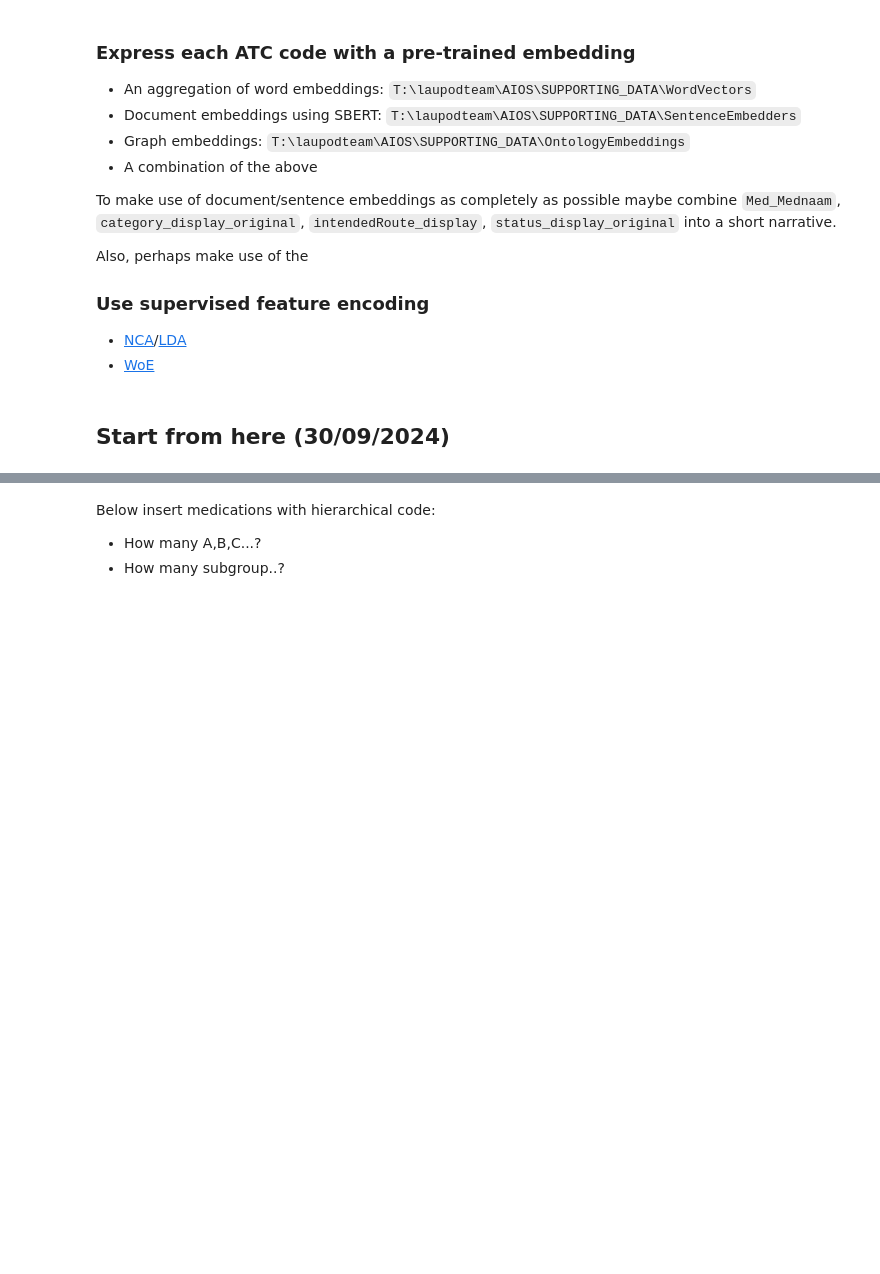
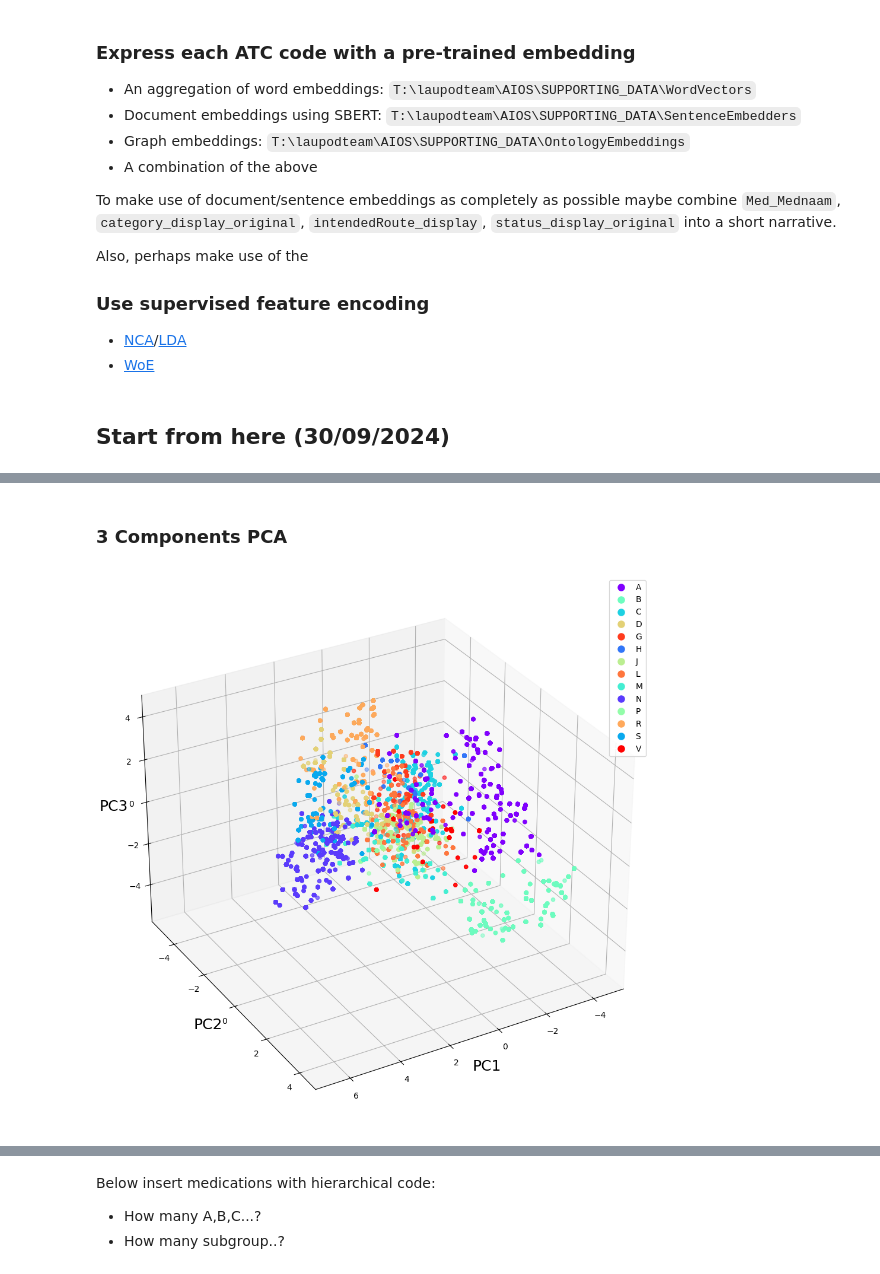
Before and after one commit to UPOD-datascience/ODIN, a Jupyter notebook: sandboxes/04_medications/medicatie_David.ipynb, the cells around one changed output, grey strips where cells are left out. Saved outputs shown, nothing was run; the diff lists cells and outputs as text; code cells hidden in the pictures; blank space fills up the shorter version.

```diff
--- a/sandboxes/04_medications/medicatie_David.ipynb
+++ b/sandboxes/04_medications/medicatie_David.ipynb
@@ -194,0 +252,38 @@ str
+# %% [markdown]
+### 3 Components PCA
+# %%
+pca = PCA(n_components=3)
+embeddings_pca = pca.fit_transform(embeddings)
+
+df_medicatie['PC1'] = embeddings_pca[:, 0]
+df_medicatie['PC2'] = embeddings_pca[:, 1]
+df_medicatie['PC3'] = embeddings_pca[:, 2]
+
+letters = df_medicatie['code5_ATC_code'].str[0].unique()
+colors = plt.cm.rainbow(np.linspace(0, 1, len(letters)))
+color_map = dict(zip(letters, colors))
+
+fig = plt.figure(figsize=[12, 12])
+ax = fig.add_subplot(111, projection='3d')
+
+ax.scatter(df_medicatie['PC1'], df_medicatie['PC2'], df_medicatie['PC3'], \
+    c=[color_map[lettera] for lettera in df_medicatie['code5_ATC_code'].str[0]])
+
+ax.set_xlabel('PC1', fontsize=18)
+ax.set_ylabel('PC2', fontsize=18)
+ax.set_zlabel('PC3', fontsize=18)
+
+ax.set_xlim(min(df_medicatie['PC1'])-1, max(df_medicatie['PC1']+1))
+ax.set_ylim(min(df_medicatie['PC2'])-1, max(df_medicatie['PC2']+1))
+ax.set_zlim(min(df_medicatie['PC3'])-1, max(df_medicatie['PC3']+1))
+
+ax.view_init(elev=30, azim=60)
+
+legend_elements = []
+for lettera, colore in sorted(color_map.items()):
+    legend_elements.append(plt.Line2D([0], [0], marker='o', color='w', label=lettera, markerfacecolor=colore, markersize=10))
+
+plt.legend(handles=legend_elements, loc='upper right', fontsize=10)
+plt.show()
+# %% [output]
+[figure, added]
```
Also changed, not shown: parts of 7 cells of this notebook.
